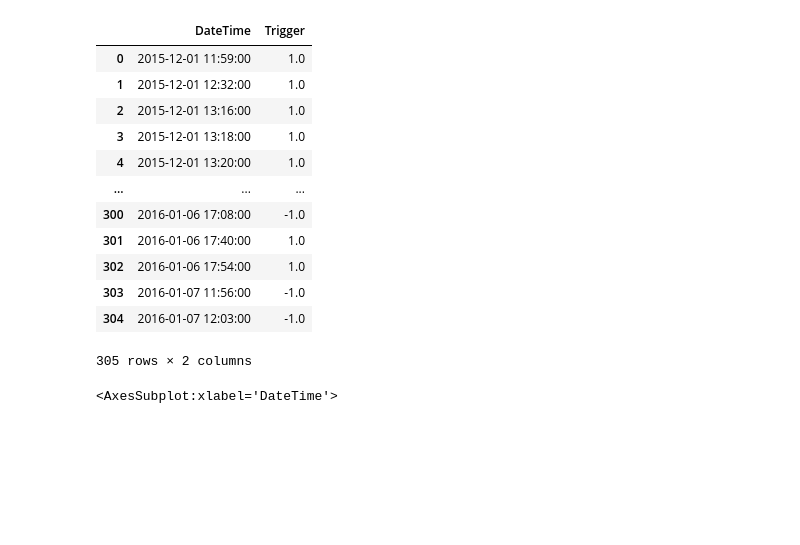
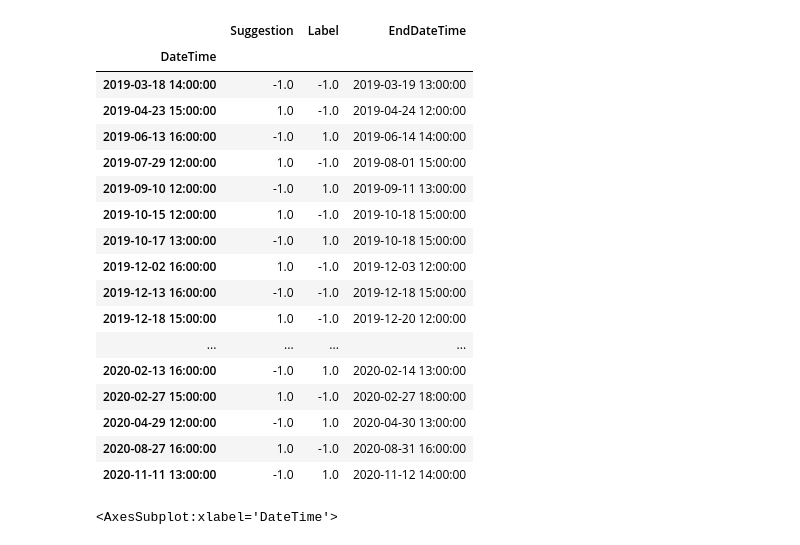
Before and after one commit to Fintellingence/MVP, a Jupyter notebook: mvp/notebooks/Visualization.ipynb, the cells around one changed output. Saved outputs shown, nothing was run; the diff lists cells and outputs as text; code cells hidden in the pictures; blank space fills up the shorter version.

```diff
--- a/mvp/notebooks/Visualization.ipynb
+++ b/mvp/notebooks/Visualization.ipynb
@@ -13,4 +13,4 @@ model = mvp.primary.PrimaryModel(petr3_raw,'classical-filter',parameters)
 # %%
-parameters = {'ModelParameters':{'MA':[500,1500]}, 'OperationParameters':{'SL': 1.00, 'TP': 2.00, 'IH': 1000}}
-model = mvp.primary.PrimaryModel(petr3_raw,'crossing-MA',parameters)
+parameters = {'ModelParameters':{'MA':[50,200]}}
+model_MA = mvp.primary.PrimaryModel(petr3_raw,'crossing-MA',parameters)
 # %%
@@ -21,19 +19,29 @@ df = model.events()
-# %%
-df
-# %% [output]
-|  | DateTime | Trigger |
-| 0 | 2015-12-01 11:59:00 | 1.0 |
-| 1 | 2015-12-01 12:32:00 | 1.0 |
-| 2 | 2015-12-01 13:16:00 | 1.0 |
-| 3 | 2015-12-01 13:18:00 | 1.0 |
-| 4 | 2015-12-01 13:20:00 | 1.0 |
-| ... | ... | ... |
-| 300 | 2016-01-06 17:08:00 | -1.0 |
-| 301 | 2016-01-06 17:40:00 | 1.0 |
-| 302 | 2016-01-06 17:54:00 | 1.0 |
-| 303 | 2016-01-07 11:56:00 | -1.0 |
-| 304 | 2016-01-07 12:03:00 | -1.0 |
-305 rows × 2 columns
+# %%
+parameters = {'SL': 0.10, 'TP': 0.80, 'IH': 1000}
+labels_MA = mvp.labels.Labels(model_MA.events_df,parameters,'suggestion')
+labels_classical = mvp.labels.Labels(model_classical.events_df,parameters,'suggestion')
+labels_bollinger = mvp.labels.Labels(model_bollinger.events_df,parameters,'suggestion')
+# %%
+labels_MA.labeled_df
+# %% [output]
+|  | Suggestion | Label | EndDateTime |
+| DateTime |  |  |  |
+| 2019-03-18 14:00:00 | -1.0 | -1.0 | 2019-03-19 13:00:00 |
+| 2019-04-23 15:00:00 | 1.0 | -1.0 | 2019-04-24 12:00:00 |
+| 2019-06-13 16:00:00 | -1.0 | 1.0 | 2019-06-14 14:00:00 |
+| 2019-07-29 12:00:00 | 1.0 | -1.0 | 2019-08-01 15:00:00 |
+| 2019-09-10 12:00:00 | -1.0 | 1.0 | 2019-09-11 13:00:00 |
+| 2019-10-15 12:00:00 | 1.0 | -1.0 | 2019-10-18 15:00:00 |
+| 2019-10-17 13:00:00 | -1.0 | 1.0 | 2019-10-18 15:00:00 |
+| 2019-12-02 16:00:00 | 1.0 | -1.0 | 2019-12-03 12:00:00 |
+| 2019-12-13 16:00:00 | -1.0 | -1.0 | 2019-12-18 15:00:00 |
+| 2019-12-18 15:00:00 | 1.0 | -1.0 | 2019-12-20 12:00:00 |
+| ... | ... | ... | ... |
+| 2020-02-13 16:00:00 | -1.0 | 1.0 | 2020-02-14 13:00:00 |
+| 2020-02-27 15:00:00 | 1.0 | -1.0 | 2020-02-27 18:00:00 |
+| 2020-04-29 12:00:00 | -1.0 | 1.0 | 2020-04-30 13:00:00 |
+| 2020-08-27 16:00:00 | 1.0 | -1.0 | 2020-08-31 16:00:00 |
+| 2020-11-11 13:00:00 | -1.0 | 1.0 | 2020-11-12 14:00:00 |
 # %%
 
 df['Labels'] = labels
```
Also changed, not shown: parts of 3 cells of this notebook.
